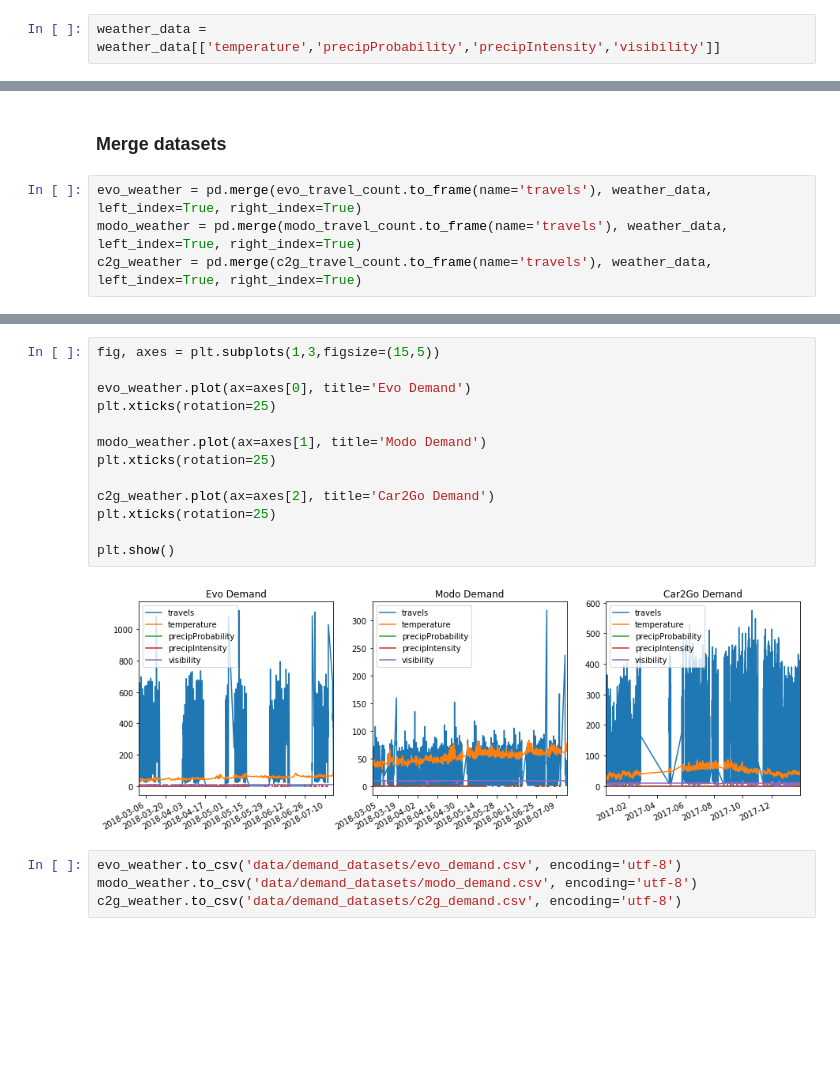
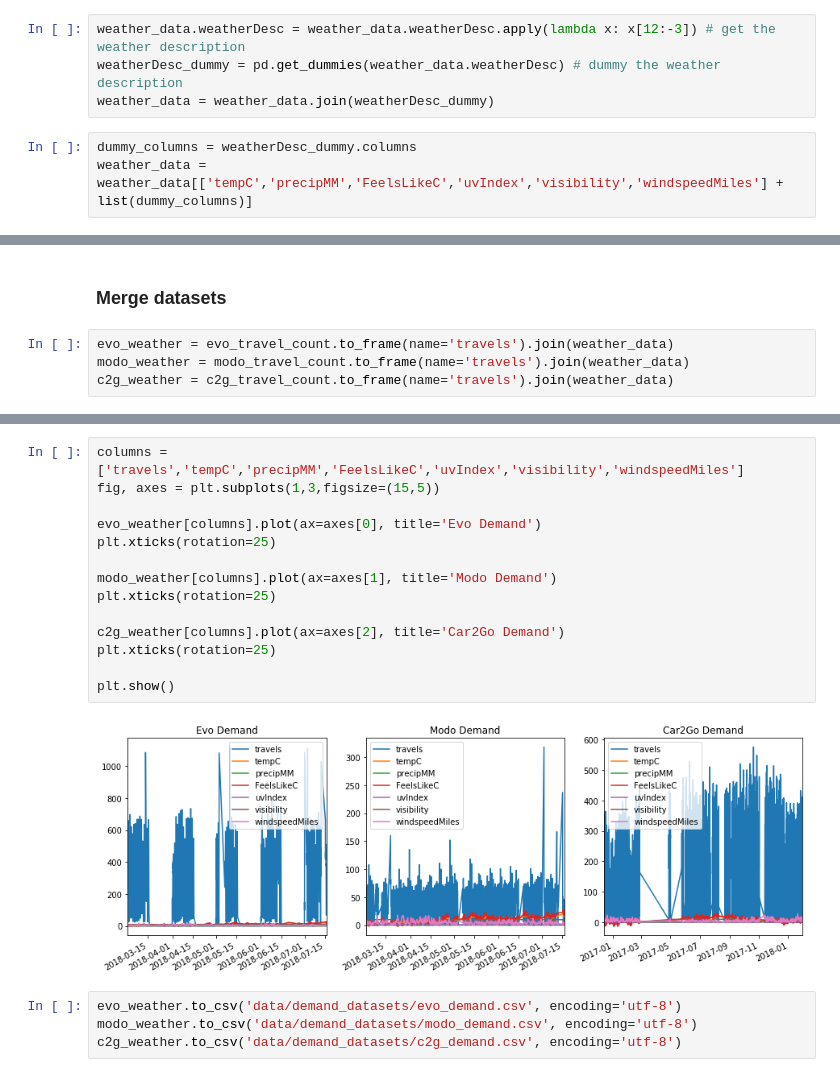
Before and after one commit to netlabufjf/timeseries-forecast, a Jupyter notebook: DataPreparation.ipynb, the cells around one changed output, grey strips where cells are left out. Drawn from its saved outputs; the diff is of its cells as text; blank space fills up the shorter version.

Commit message:
Using other weather api

```diff
--- a/DataPreparation.ipynb
+++ b/DataPreparation.ipynb
@@ -213,4 +163,9 @@ Index(['apparentTemperature', 'cloudCover', 'dewPoint', 'humidity', 'icon',
       dtype='object')
-# %%
-weather_data = weather_data[['temperature','precipProbability','precipIntensity','visibility']]
+# %%
+weather_data.weatherDesc = weather_data.weatherDesc.apply(lambda x: x[12:-3]) # get the weather description
+weatherDesc_dummy = pd.get_dummies(weather_data.weatherDesc) # dummy the weather description
+weather_data = weather_data.join(weatherDesc_dummy)
+# %%
+dummy_columns = weatherDesc_dummy.columns
+weather_data = weather_data[['tempC','precipMM','FeelsLikeC','uvIndex','visibility','windspeedMiles'] + list(dummy_columns)]
 # %%
@@ -221,6 +174,6 @@ plt.show()
 # %% [markdown]
 ### Merge datasets
 # %%
-evo_weather = pd.merge(evo_travel_count.to_frame(name='travels'), weather_data, left_index=True, right_index=True)
-modo_weather = pd.merge(modo_travel_count.to_frame(name='travels'), weather_data, left_index=True, right_index=True)
-c2g_weather = pd.merge(c2g_travel_count.to_frame(name='travels'), weather_data, left_index=True, right_index=True)
+evo_weather = evo_travel_count.to_frame(name='travels').join(weather_data)
+modo_weather = modo_travel_count.to_frame(name='travels').join(weather_data)
+c2g_weather = c2g_travel_count.to_frame(name='travels').join(weather_data)
@@ -227,18 +195,19 @@ c2g_weather = pd.merge(c2g_travel_count.to_frame(name='travels'), weather_data,
 # %%
+columns = ['travels','tempC','precipMM','FeelsLikeC','uvIndex','visibility','windspeedMiles']
 fig, axes = plt.subplots(1,3,figsize=(15,5))
 
-evo_weather.plot(ax=axes[0], title='Evo Demand')
+evo_weather[columns].plot(ax=axes[0], title='Evo Demand')
 plt.xticks(rotation=25)
 
-modo_weather.plot(ax=axes[1], title='Modo Demand')
+modo_weather[columns].plot(ax=axes[1], title='Modo Demand')
 plt.xticks(rotation=25)
 
-c2g_weather.plot(ax=axes[2], title='Car2Go Demand')
+c2g_weather[columns].plot(ax=axes[2], title='Car2Go Demand')
 plt.xticks(rotation=25)
 
 plt.show()
 # %% [output]
-[figure, old version]
+[figure, new version]
 # %%
 evo_weather.to_csv('data/demand_datasets/evo_demand.csv', encoding='utf-8')
 modo_weather.to_csv('data/demand_datasets/modo_demand.csv', encoding='utf-8')
```
Also changed, not shown: parts of 18 cells of this notebook.
